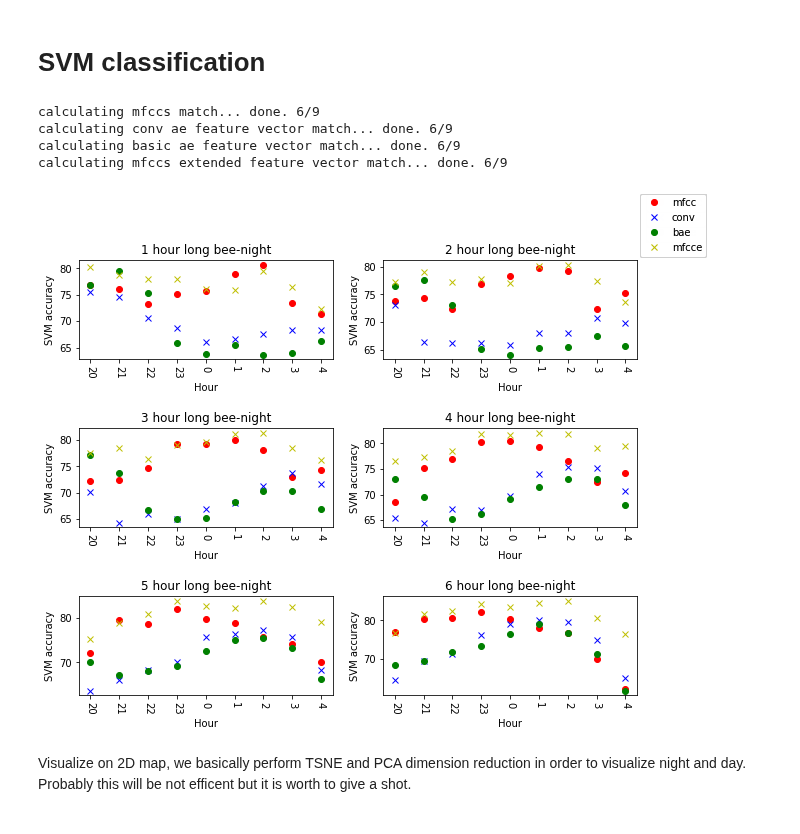
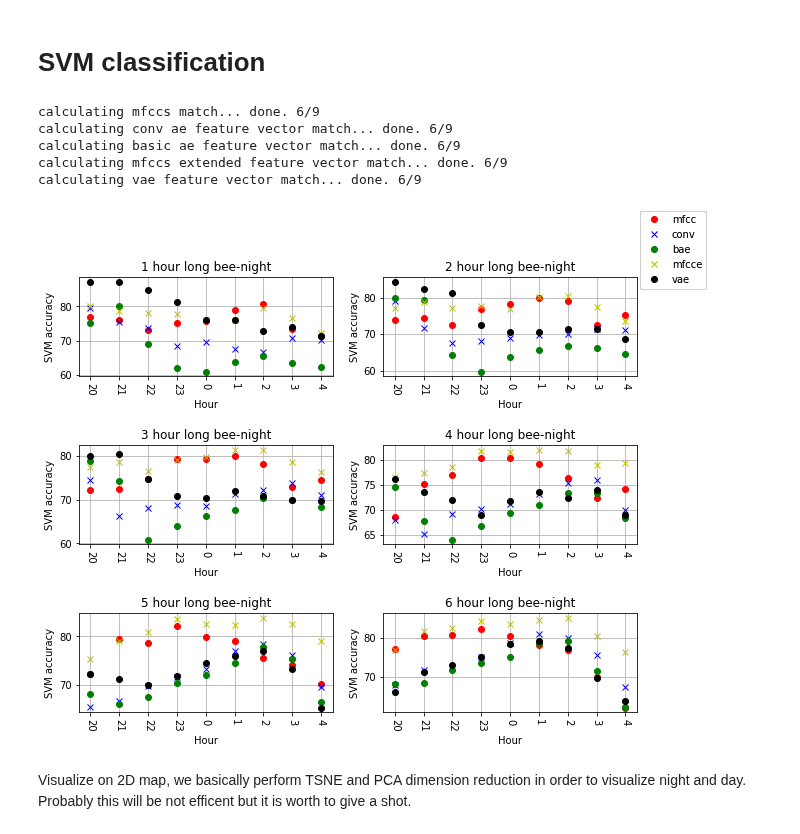
Before and after one commit to tymons/buzz-models, a Jupyter notebook: notebooks/autoencoder.ipynb, the cells around one changed output. Saved outputs shown, nothing was run; the diff lists cells and outputs as text; code cells hidden in the pictures.

```diff
--- a/notebooks/autoencoder.ipynb
+++ b/notebooks/autoencoder.ipynb
@@ -204,14 +189,10 @@ PATH = 'basic_ae.pth'
 modelBasicAE = BasicAutoencoder().to(device)
 
 if TRAIN_MODEL:
-    ae_basic_train, ae_basic_val = prepare_dataset1d(sounds_hive_data['spectrogram_mean'], train_ratio=0.8)
-
-    dl_aebasic_train = tdata.DataLoader(ae_basic_train, batch_size=32, shuffle=True)
-    dl_aebasic_val = tdata.DataLoader(ae_basic_val, batch_size=32, shuffle=True)
-
+    train_dataloader, val_dataloader = prepare_dataset1d(sounds_hive_data['spectrogram_mean'], train_ratio=0.8, batch_size=64)
     modelBasicAE = train_model(modelBasicAE,
                            learning_rate=1e-3, weight_decay=1e-5, num_epochs=10, patience=20,
-                           dataloader_train=dl_aebasic_train, dataloader_val=dl_aebasic_val,
+                           dataloader_train=train_dataloader, dataloader_val=val_dataloader,
                            checkpoint_name=PATH)
 else:
     if os.path.isfile(PATH) and os.access(PATH, os.R_OK):
@@ -370,6 +413,7 @@ Check autocorrelation for specific features
 # %%
 from utils.data_utils import merge_dataframes_ontimestamp, merge_columns
 from utils.autoencoder_utils import conv2d_encode, basic_ae_encode
+from utils.contrastive_pytorch import vae_encode
 
 df_hive_data = merge_dataframes_ontimestamp(df_hive_sound_ua,
                                             df_hive_temperature_ua, df_hive_humidity_ua,
@@ -379,6 +423,7 @@ df_hive_data = merge_dataframes_ontimestamp(df_hive_sound_ua,
 
 df_hive_data['conv_ae'] = conv2d_encode(modelConvAE, df_hive_data['spectrogram'].to_list())
 df_hive_data['basic_ae'] = basic_ae_encode(modelBasicAE, df_hive_data['spectrogram_mean'].to_list())
+df_hive_data['vae'] = vae_encode(modelVAE, df_hive_data['periodogram'].to_list()).tolist()
 
 df_hive_data['bae_feature_vector'] = merge_columns(df_hive_data, ['basic_ae', 'humidity', 'temperature',
                                                                   'alcohol', 'aceton', 'jon-amonowy', 'toluen', 'co2', 'trimetyloamina', 'co'])
@@ -386,6 +431,8 @@ df_hive_data['conv_feature_vector'] = merge_columns(df_hive_data, ['conv_ae', 'h
                                                                   'alcohol', 'aceton', 'jon-amonowy', 'toluen', 'co2', 'trimetyloamina', 'co'])
 df_hive_data['mfcc_feature_vector'] = merge_columns(df_hive_data, ['mfccs', 'humidity', 'temperature',
                                                                   'alcohol', 'aceton', 'jon-amonowy', 'toluen', 'co2', 'trimetyloamina', 'co'])
+df_hive_data['vae_feature_vector'] = merge_columns(df_hive_data, ['vae', 'humidity', 'temperature',
+                                                                  'alcohol', 'aceton', 'jon-amonowy', 'toluen', 'co2', 'trimetyloamina', 'co'])
 # %% [markdown]
 # SVM classification
 # %%
@@ -394,17 +441,19 @@ from utils.data_utils import search_best_night_day
 
 start_hours = [20, 21, 22, 23, 0, 1, 2, 3, 4]
 
+df_hive_data_scaled = pd.DataFrame(df_hive_data)
+
 # data for convolutional autoencoder
-pd_convae_data = pd.DataFrame(df_hive_data)
-pd_convae_data['conv_feature_vector'] = StandardScaler().fit_transform(df_hive_data['conv_feature_vector'].values.tolist()).tolist()
+df_hive_data_scaled['conv_feature_vector'] = StandardScaler().fit_transform(df_hive_data['conv_feature_vector'].values.tolist()).tolist()
 
 # data for basic autoencoder
-pd_convae_data = pd.DataFrame(df_hive_data)
-pd_convae_data['bae_feature_vector'] = StandardScaler().fit_transform(df_hive_data['bae_feature_vector'].values.tolist()).tolist()
+df_hive_data_scaled['bae_feature_vector'] = StandardScaler().fit_transform(df_hive_data['bae_feature_vector'].values.tolist()).tolist()
 
 # data for mfcc features
-pd_convae_data = pd.DataFrame(df_hive_data)
-pd_convae_data['mfcc_feature_vector'] = StandardScaler().fit_transform(df_hive_data['mfcc_feature_vector'].values.tolist()).tolist()
+df_hive_data_scaled['mfcc_feature_vector'] = StandardScaler().fit_transform(df_hive_data['mfcc_feature_vector'].values.tolist()).tolist()
+
+# data for vae features
+df_hive_data_scaled['vae_feature_vector'] = StandardScaler().fit_transform(df_hive_data['vae_feature_vector'].values.tolist()).tolist()
 
 # data for plain mfcc
 mfccs = [hive_data['features']['mfcc_avg'] for hive_data in hives_data if hive_data['id'] == hive_under_analysis]
@@ -419,26 +468,30 @@ print('calculating mfccs match...', end=' ', flush=True)
 mfcc_accs = search_best_night_day(pd_mfcc_data, 'mfcc', days_as_test=10, start_hours=start_hours, max_shift=6, verbose=0)
 print(f'done. {len(mfcc_accs)}/{len(mfcc_accs[0])}')
 print('calculating conv ae feature vector match...', end=' ', flush=True)
-conv_ae_accs = search_best_night_day(pd_convae_data, 'conv_feature_vector', days_as_test=10, start_hours=start_hours, max_shift=6, verbose=0)
+conv_ae_accs = search_best_night_day(df_hive_data_scaled, 'conv_feature_vector', days_as_test=10, start_hours=start_hours, max_shift=6, verbose=0)
 print(f'done. {len(conv_ae_accs)}/{len(conv_ae_accs[0])}')
 print('calculating basic ae feature vector match...', end=' ', flush=True)
-bae_accs = search_best_night_day(pd_convae_data, 'bae_feature_vector', days_as_test=10, start_hours=start_hours, max_shift=6, verbose=0)
+bae_accs = search_best_night_day(df_hive_data_scaled, 'bae_feature_vector', days_as_test=10, start_hours=start_hours, max_shift=6, verbose=0)
 print(f'done. {len(bae_accs)}/{len(bae_accs[0])}')
 print('calculating mfccs extended feature vector match...', end=' ', flush=True)
-mffce_accs = search_best_night_day(pd_convae_data, 'mfcc_feature_vector', days_as_test=10, start_hours=start_hours, max_shift=6, verbose=0)
+mffce_accs = search_best_night_day(df_hive_data_scaled, 'mfcc_feature_vector', days_as_test=10, start_hours=start_hours, max_shift=6, verbose=0)
 print(f'done. {len(mffce_accs)}/{len(mffce_accs[0])}')
+print('calculating vae feature vector match...', end=' ', flush=True)
+vae_accs = search_best_night_day(df_hive_data_scaled, 'vae_feature_vector', days_as_test=10, start_hours=start_hours, max_shift=6, verbose=0)
+print(f'done. {len(vae_accs)}/{len(vae_accs[0])}')
 # %% [output]
 calculating mfccs match... done. 6/9
 calculating conv ae feature vector match... done. 6/9
 calculating basic ae feature vector match... done. 6/9
 calculating mfccs extended feature vector match... done. 6/9
+calculating vae feature vector match... done. 6/9
 # %%
 from utils.data_utils import plot_hour_shift
 
-plot_hour_shift(mfcc_accs, conv_ae_accs, bae_accs, mffce_accs,
-                labels_list=['mfcc', 'conv', 'bae', 'mfcce'], xticklabels=[str(start_hour) for start_hour in start_hours])
+plot_hour_shift(mfcc_accs, conv_ae_accs, bae_accs, mffce_accs, vae_accs,
+                labels_list=['mfcc', 'conv', 'bae', 'mfcce', 'vae'], xticklabels=[str(start_hour) for start_hour in start_hours])
 # %% [output]
-[figure, old version]
+[figure, new version]
 # %% [markdown]
 Visualize on 2D map, we basically perform TSNE and PCA dimension reduction in order to visualize night and day. Probably this will be not efficent but it is worth to give a shot.
 # %%
```
Also changed, not shown: parts of 9 cells of this notebook, 5 other files.
